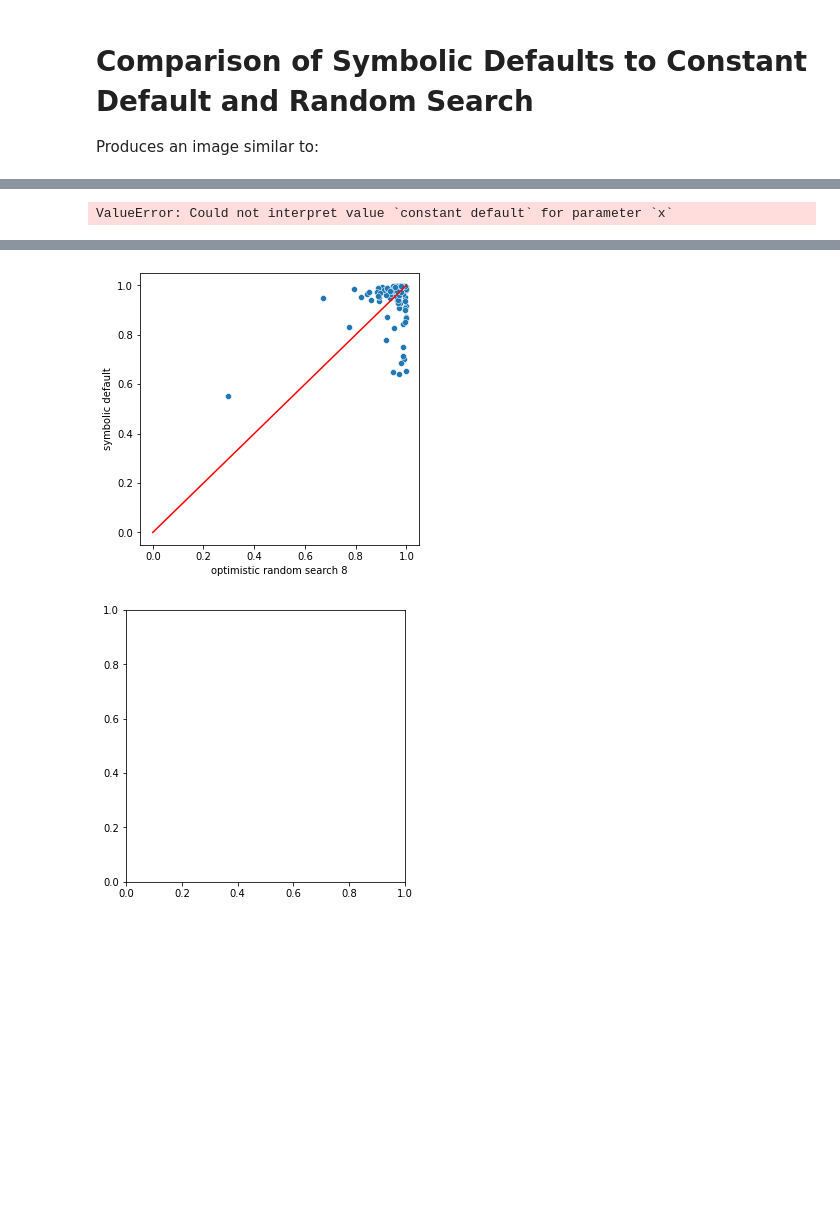
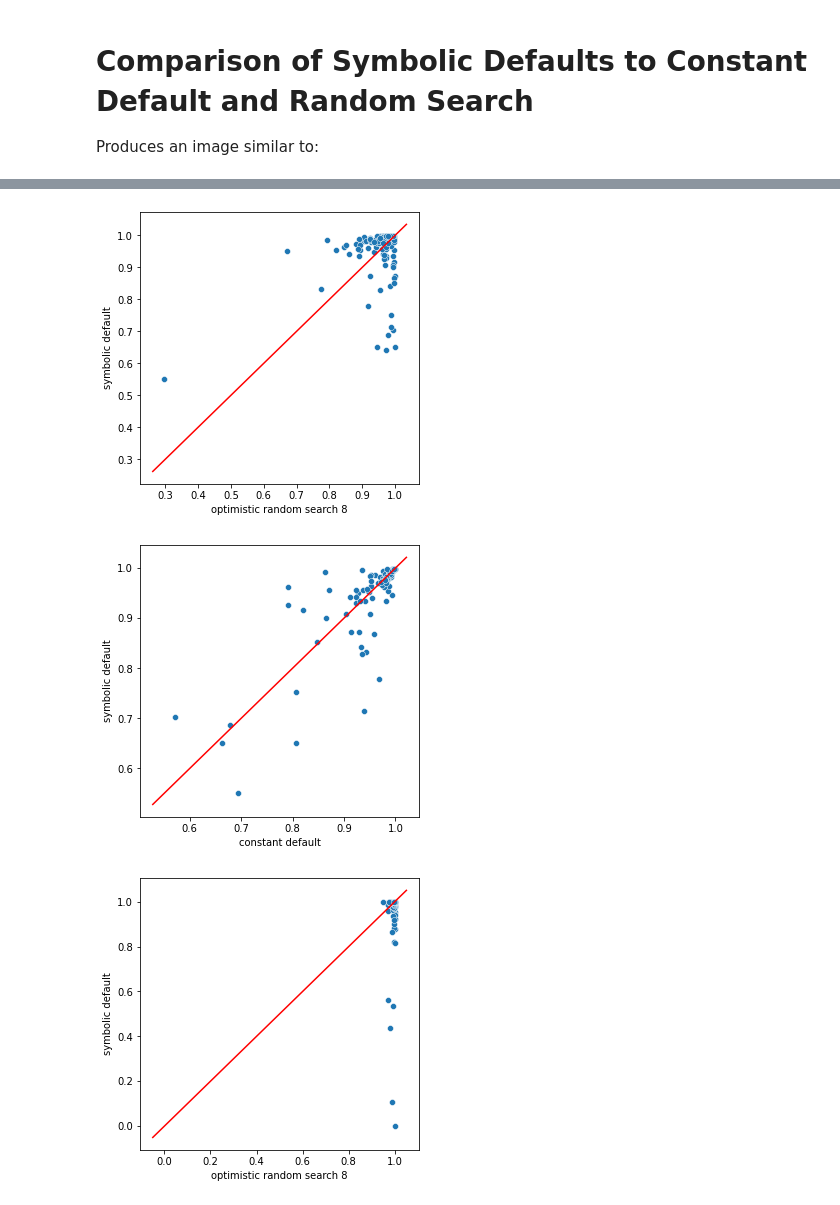
Before and after one commit to PGijsbers/symbolicdefaults, a Jupyter notebook: Figures/Figure 5 - Symbolic vs Constant and RS8.ipynb, the cells around one changed output, grey strips where cells are left out. Cells and saved outputs as stored; diff of their text form; code cells hidden in the pictures; blank space fills up the shorter version.

```diff
--- a/Figures/Figure 5 - Symbolic vs Constant and RS8.ipynb
+++ b/Figures/Figure 5 - Symbolic vs Constant and RS8.ipynb
@@ -40,8 +42,10 @@ for learner in all_methods.learner.unique():
     for comparison_method in ["optimistic random search 8", "constant default"]:
         fig, ax = plt.subplots(nrows=1, ncols=1, figsize=(5, 5))
         sns.scatterplot(data=results, x=comparison_method, y="symbolic default", ax=ax)
-        sns.lineplot(x=[0, 1], y=[0, 1], color='red', ax=ax)
+        ylim = ax.get_ylim()
+        xlim = ax.get_xlim()
+        square_lim = (min(xlim[0], ylim[0]), max(xlim[1], ylim[1]))
+        sns.lineplot(x=square_lim, y=square_lim, color='red', ax=ax)
         figpath = f"generated/Figure5/{learner}_symbolic_v_{comparison_method.replace(' ','_')}.pdf"
         plt.savefig(figpath, bbox_inches='tight', pad_inches=.1)
 # %% [output]
-ValueError: Could not interpret value `constant default` for parameter `x`
@@ -56,2 +60,3 @@ ValueError: Could not interpret value `constant default` for parameter `x`
-[figure, old version]
+[figure, new version]
-[figure, old version]
+[figure, new version]
+[figure, added]
```
Also changed, not shown: parts of 6 cells of this notebook, 4 other files.
